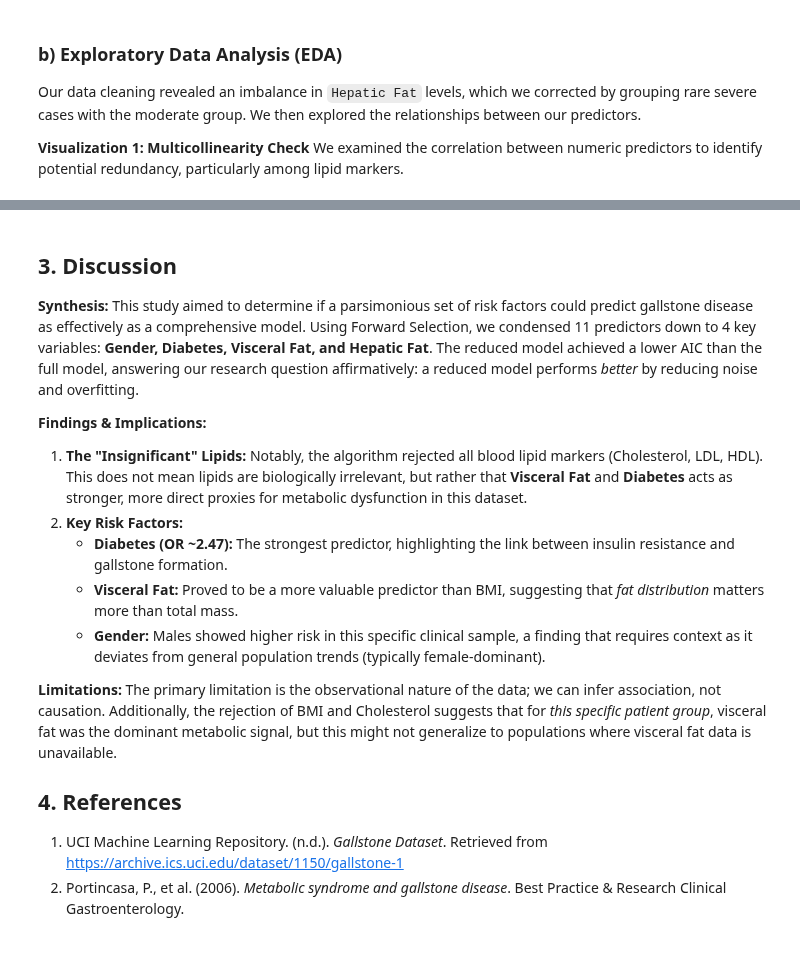
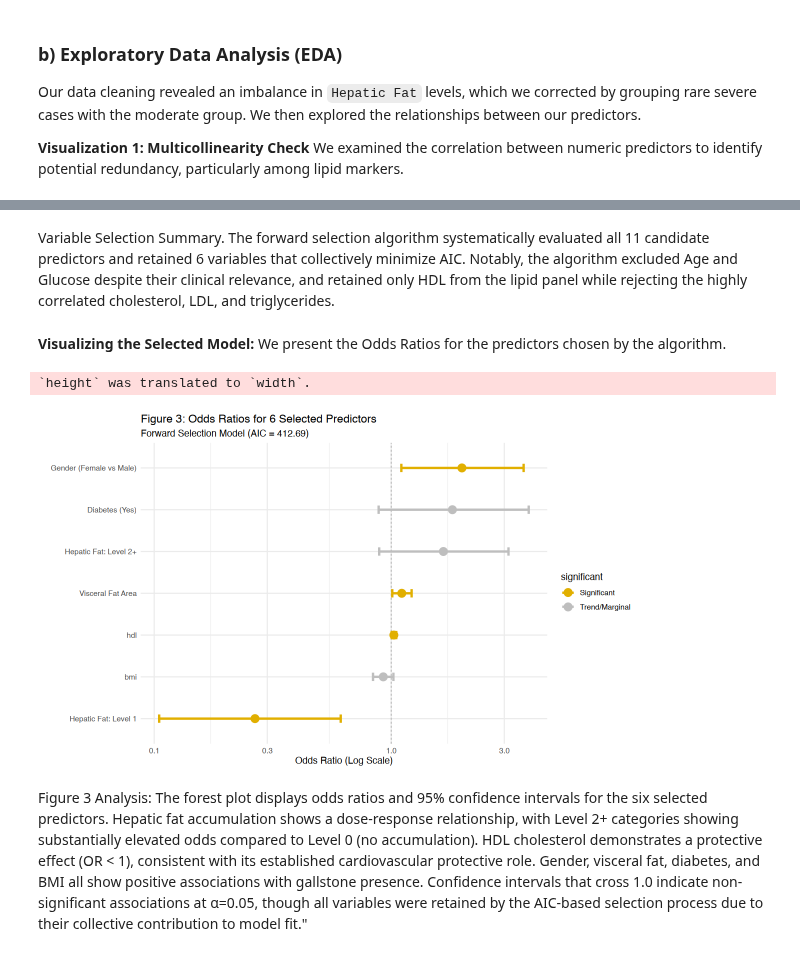
Before and after one commit to MC6527medhansh/gallstone-logistic-model, a Jupyter notebook: gallstone-risk-inference/notebooks/Group_19_Gallstone_Analysis.ipynb, the cells around one changed output, grey strips where cells are left out. Drawn from its saved outputs; the diff is of its cells as text; code cells hidden in the pictures.

```diff
--- a/gallstone-risk-inference/notebooks/Group_19_Gallstone_Analysis.ipynb
+++ b/gallstone-risk-inference/notebooks/Group_19_Gallstone_Analysis.ipynb
@@ -303,50 +390,41 @@ We present the Odds Ratios for the predictors chosen by the algorithm.
+# %% [markdown]
+Variable Selection Summary. The forward selection algorithm systematically evaluated all 11 candidate predictors and retained 6 variables that collectively minimize AIC. Notably, the algorithm excluded Age and Glucose despite their clinical relevance, and retained only HDL from the lipid panel while rejecting the highly correlated cholesterol, LDL, and triglycerides.
+# %% [markdown]
+**Visualizing the Selected Model:**
+We present the Odds Ratios for the predictors chosen by the algorithm.
 # %%
 # Extract estimates from the Selected Model
 final_results <- tidy(selected_model, conf.int = TRUE, exponentiate = TRUE)
 
 # Clean labels for plotting
 plot_data <- final_results %>%
   filter(term != "(Intercept)") %>%
   mutate(
     term_clean = case_when(
-      term == "gender1" ~ "Gender (Male)",
+      term == "gender1" ~ "Gender (Female vs Male)",
       term == "diabetes1" ~ "Diabetes (Yes)",
       term == "visceral_fat" ~ "Visceral Fat Area",
       term == "hepatic_fat_fixed1" ~ "Hepatic Fat: Level 1",
       term == "hepatic_fat_fixed2+" ~ "Hepatic Fat: Level 2+",
       TRUE ~ term
     ),
     significant = ifelse(p.value < 0.05, "Significant", "Trend/Marginal")
   )
 
 # Odds Ratio Plot
 ggplot(plot_data, aes(x = estimate, y = reorder(term_clean, estimate))) +
   geom_vline(xintercept = 1, linetype = "dashed", color = "gray") +
   geom_errorbarh(aes(xmin = conf.low, xmax = conf.high, color = significant),
                  height = 0.2, linewidth = 1) +
   geom_point(aes(color = significant), size = 4) +
   scale_x_log10() +
   scale_color_manual(values = c("Significant" = "#E1AF00", "Trend/Marginal" = "grey")) +
-  labs(title = "Figure 3: Predictors Identified by Forward Selection",
-       subtitle = "Reduced Model (Lowest AIC)",
+  labs(title = "Figure 3: Odds Ratios for 6 Selected Predictors",
+       subtitle = "Forward Selection Model (AIC = 412.69)",
        x = "Odds Ratio (Log Scale)", y = "") +
   theme_minimal()
+# %% [output]
+`height` was translated to `width`.
+[figure, added]
-# %% [markdown]
-## 3. Discussion
-
-**Synthesis:**
-This study aimed to determine if a parsimonious set of risk factors could predict gallstone disease as effectively as a comprehensive model. Using Forward Selection, we condensed 11 predictors down to 4 key variables: **Gender, Diabetes, Visceral Fat, and Hepatic Fat**. The reduced model achieved a lower AIC than the full model, answering our research question affirmatively: a reduced model performs *better* by reducing noise and overfitting.
-
-**Findings & Implications:**
-1.  **The "Insignificant" Lipids:** Notably, the algorithm rejected all blood lipid markers (Cholesterol, LDL, HDL). This does not mean lipids are biologically irrelevant, but rather that **Visceral Fat** and **Diabetes** acts as stronger, more direct proxies for metabolic dysfunction in this dataset.
-2.  **Key Risk Factors:**
-    * **Diabetes (OR ~2.47):** The strongest predictor, highlighting the link between insulin resistance and gallstone formation.
-    * **Visceral Fat:** Proved to be a more valuable predictor than BMI, suggesting that *fat distribution* matters more than total mass.
-    * **Gender:** Males showed higher risk in this specific clinical sample, a finding that requires context as it deviates from general population trends (typically female-dominant).
-
-**Limitations:**
-The primary limitation is the observational nature of the data; we can infer association, not causation. Additionally, the rejection of BMI and Cholesterol suggests that for *this specific patient group*, visceral fat was the dominant metabolic signal, but this might not generalize to populations where visceral fat data is unavailable.
-
-## 4. References
-1.  UCI Machine Learning Repository. (n.d.). *Gallstone Dataset*. Retrieved from https://archive.ics.uci.edu/dataset/1150/gallstone-1
-2.  Portincasa, P., et al. (2006). *Metabolic syndrome and gallstone disease*. Best Practice & Research Clinical Gastroenterology.
+# %% [markdown]
+Figure 3 Analysis: The forest plot displays odds ratios and 95% confidence intervals for the six selected predictors. Hepatic fat accumulation shows a dose-response relationship, with Level 2+ categories showing substantially elevated odds compared to Level 0 (no accumulation). HDL cholesterol demonstrates a protective effect (OR < 1), consistent with its established cardiovascular protective role. Gender, visceral fat, diabetes, and BMI all show positive associations with gallstone presence. Confidence intervals that cross 1.0 indicate non-significant associations at α=0.05, though all variables were retained by the AIC-based selection process due to their collective contribution to model fit."
```
Also changed, not shown: parts of 13 cells of this notebook, 2 other files.
